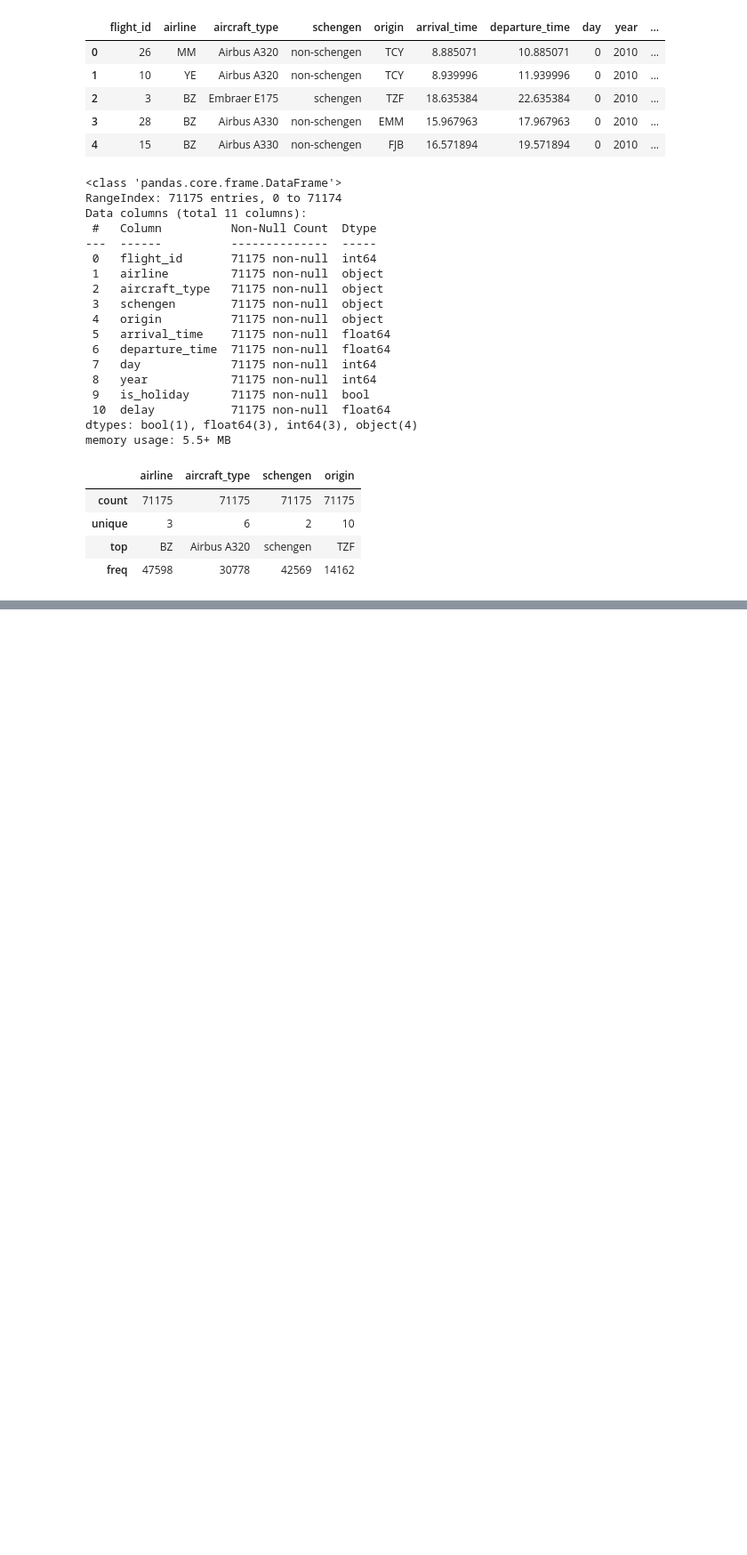
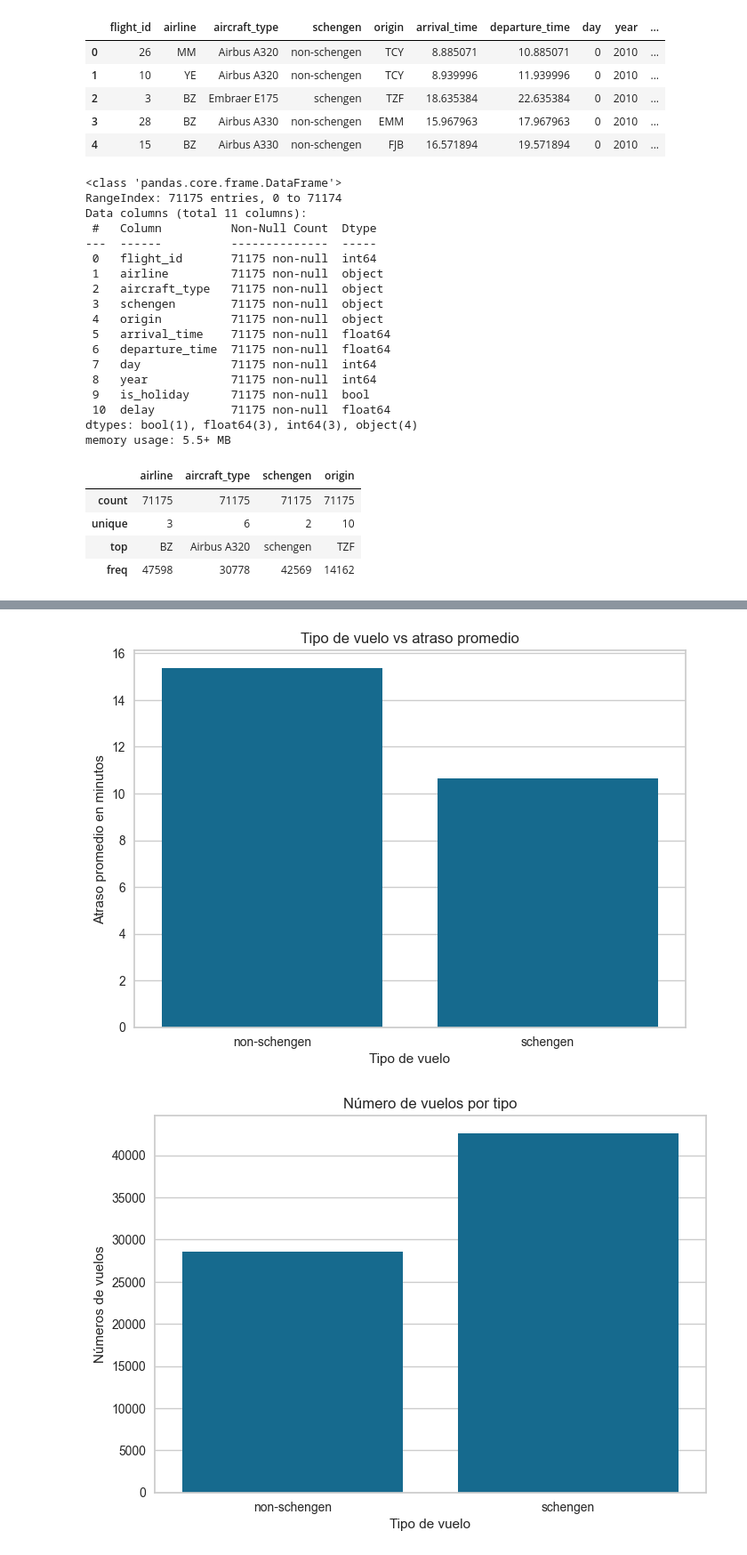
Before and after one commit to Liuz8/Estadisticas_y_Machine_Learning, a Jupyter notebook: optimizacion_aeroportuaria.ipynb, the cells around one changed output, grey strips where cells are left out. Shown at 89% size. Saved outputs shown, nothing was run; the diff lists cells and outputs as text; code cells hidden in the pictures; blank space fills up the shorter version.

```diff
--- a/optimizacion_aeroportuaria.ipynb
+++ b/optimizacion_aeroportuaria.ipynb
@@ -77,0 +97,16 @@ datos.describe(include='O')
+# %%
+avg_delay = datos.groupby('schengen')['delay'].mean().reset_index()
+sns.barplot(x='schengen',y='delay',data=avg_delay)
+plt.title('Tipo de vuelo vs atraso promedio')
+plt.xlabel('Tipo de vuelo')
+plt.ylabel('Atraso promedio en minutos')
+plt.show()
+
+sns.countplot(data=datos, x='schengen')
+plt.title('Número de vuelos por tipo')
+plt.xlabel('Tipo de vuelo')
+plt.ylabel('Números de vuelos')
+plt.show()
+# %% [output]
+[figure, added]
+[figure, added]
```
Also changed, not shown: parts of 4 cells of this notebook.
